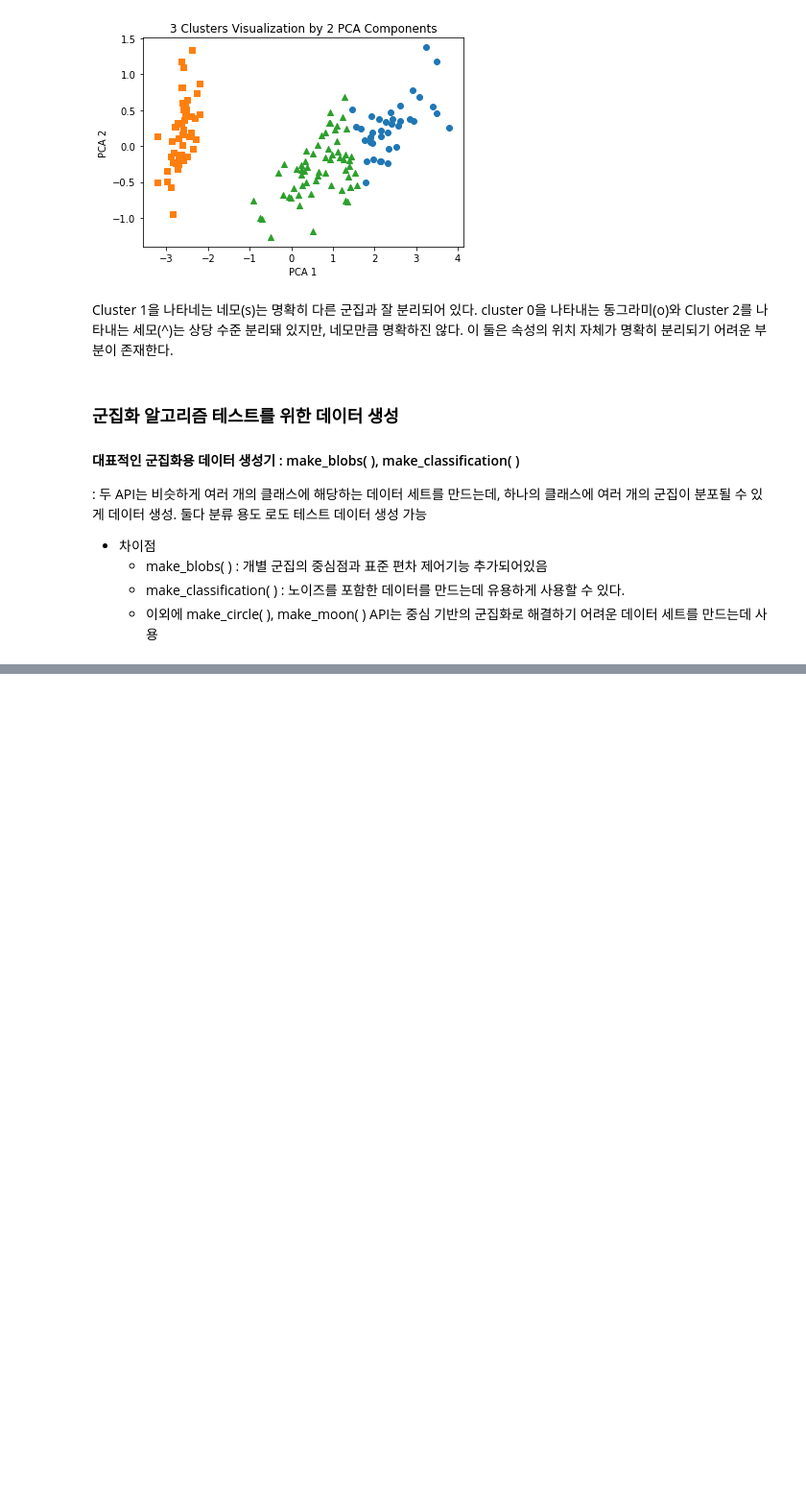
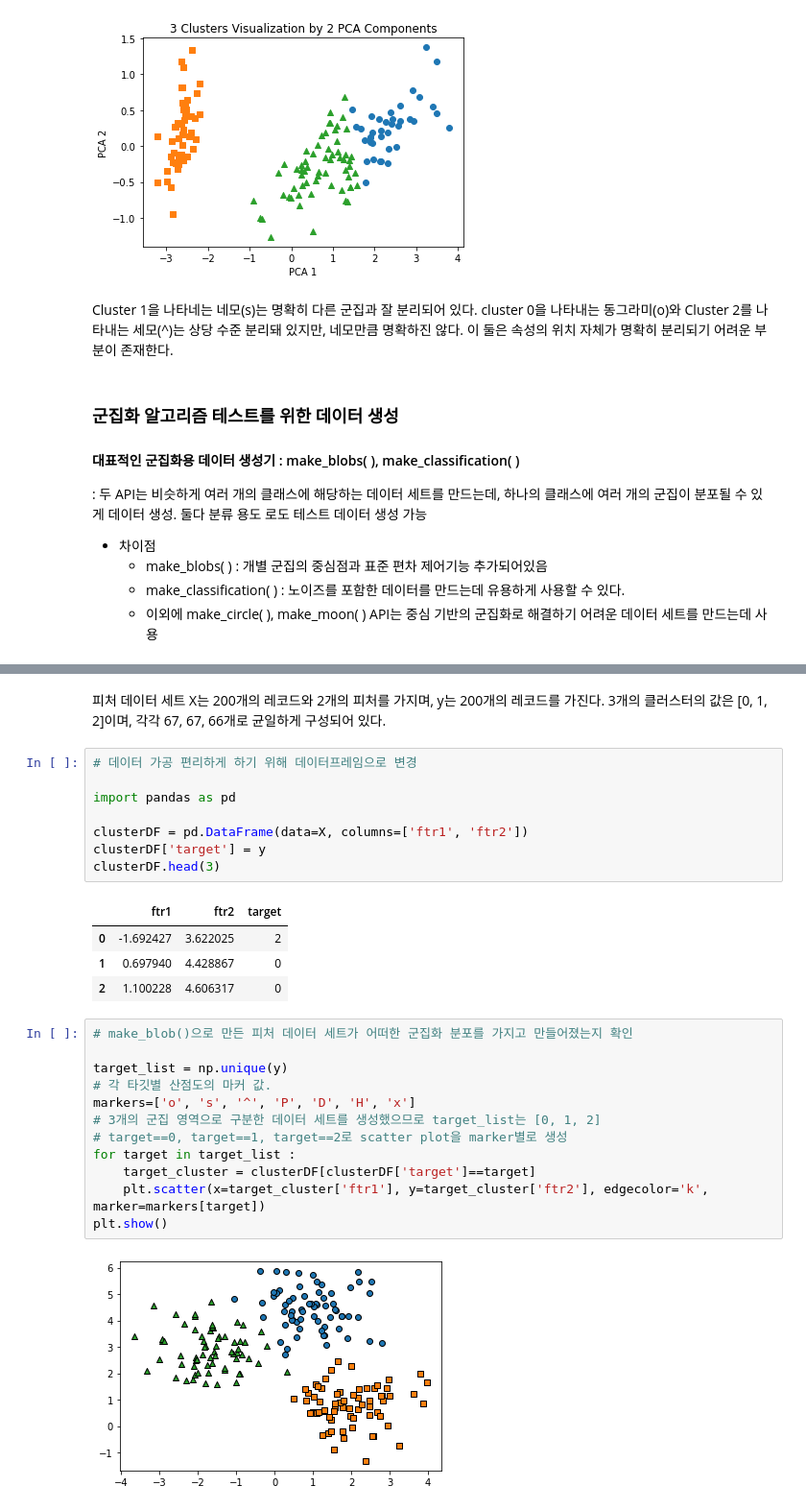
Before and after one commit to wizdom-js/data_analysis, a Jupyter notebook: 파이썬 머신러닝 완벽가이드/Chapter_07_군집화.ipynb, the cells around one changed output, grey strips where cells are left out. Shown at 96% size. Saved outputs shown, nothing was run; the diff lists cells and outputs as text; blank space fills up the shorter version.

```diff
--- a/파이썬 머신러닝 완벽가이드/Chapter_07_군집화.ipynb
+++ b/파이썬 머신러닝 완벽가이드/Chapter_07_군집화.ipynb
@@ -162,0 +168,29 @@ print(unique,counts)
+# %% [markdown]
+피처 데이터 세트 X는 200개의 레코드와 2개의 피처를 가지며, y는 200개의 레코드를 가진다. 3개의 클러스터의 값은 [0, 1, 2]이며, 각각 67, 67, 66개로 균일하게 구성되어 있다.
+# %%
+# 데이터 가공 편리하게 하기 위해 데이터프레임으로 변경
+
+import pandas as pd
+
+clusterDF = pd.DataFrame(data=X, columns=['ftr1', 'ftr2'])
+clusterDF['target'] = y
+clusterDF.head(3)
+# %% [output]
+|  | ftr1 | ftr2 | target |
+| 0 | -1.692427 | 3.622025 | 2 |
+| 1 | 0.697940 | 4.428867 | 0 |
+| 2 | 1.100228 | 4.606317 | 0 |
+# %%
+# make_blob()으로 만든 피처 데이터 세트가 어떠한 군집화 분포를 가지고 만들어졌는지 확인
+
+target_list = np.unique(y)
+# 각 타깃별 산점도의 마커 값.
+markers=['o', 's', '^', 'P', 'D', 'H', 'x']
+# 3개의 군집 영역으로 구분한 데이터 세트를 생성했으므로 target_list는 [0, 1, 2]
+# target==0, target==1, target==2로 scatter plot을 marker별로 생성
+for target in target_list :
+    target_cluster = clusterDF[clusterDF['target']==target]
+    plt.scatter(x=target_cluster['ftr1'], y=target_cluster['ftr2'], edgecolor='k', marker=markers[target])
+plt.show()
+# %% [output]
+[figure, added]
```
Also changed, not shown: parts of 22 cells of this notebook.
